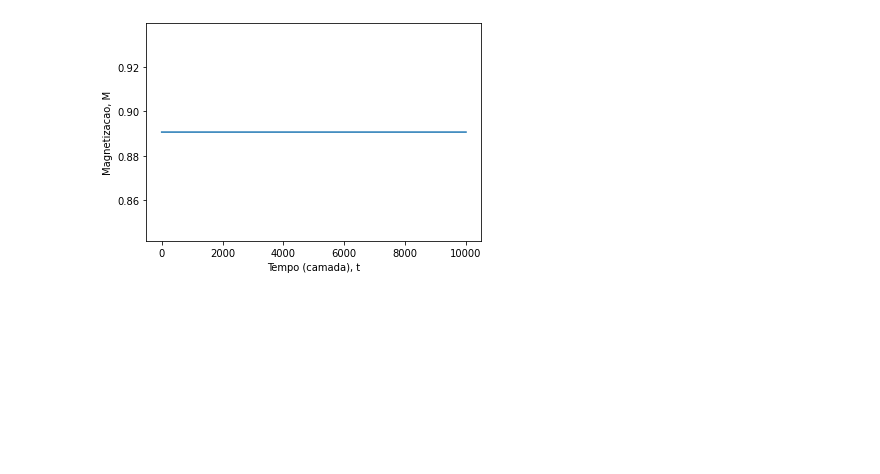
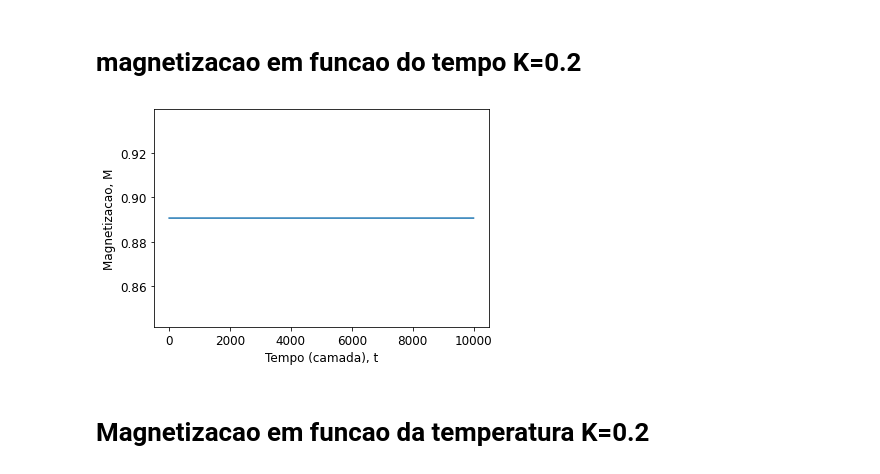
Before and after one commit to neuro-physics/annni-phase-trans-py, a Jupyter notebook: simula_ktz.ipynb, the cells around one changed output. Cells and saved outputs as stored; diff of their text form; code cells hidden in the pictures; blank space fills up the shorter version.

```diff
--- a/simula_ktz.ipynb
+++ b/simula_ktz.ipynb
@@ -34,30 +37,34 @@ plt.show()
+# %% [markdown]
+# magnetizacao em funcao do tempo K=0.2
 # %%
 
 #define parametros fase ferromagnetica (ver diagrama KT no plano de trabalho)
 
 K     = 0.2
 T     = 0.5
 delta = 0.0
 lamb  = 0.0
 xR    = 0.0
 H     = 0.0
 t_transiente = 10000
 t_total      = 20000
 x0           = numpy.array([1.0,1.0],dtype=numpy.float64)
 mapa_nome    = 'kttanh'
 
 
 
-x       = ktzsim.RodaSimulacaoMapa(K,T,delta,lamb,xR,H,t_transiente,t_total,x0,mapa_nome)
+x       = ktzsim.RodaSimulacaoMapa(K,T,delta,lamb,xR,H,0.0,0.0,t_transiente,t_total,x0,mapa_nome)
 t_dados = np.arange(x.shape[0])
 
 fig,ax = plt.subplots(nrows=1,ncols=1)
 ax.plot(t_dados,x[:,0])
 ax.set_xlabel('Tempo (camada), t')
 ax.set_ylabel('Magnetizacao, M')
 plt.show()
 # %% [output]
-[figure, old version]
+[figure, new version]
+# %% [markdown]
+# Magnetizacao em funcao da temperatura K=0.2
 # %%
 K     = 0.2
 T     = 0.5
```
Also changed, not shown: parts of 47 cells of this notebook, 2 other files.
